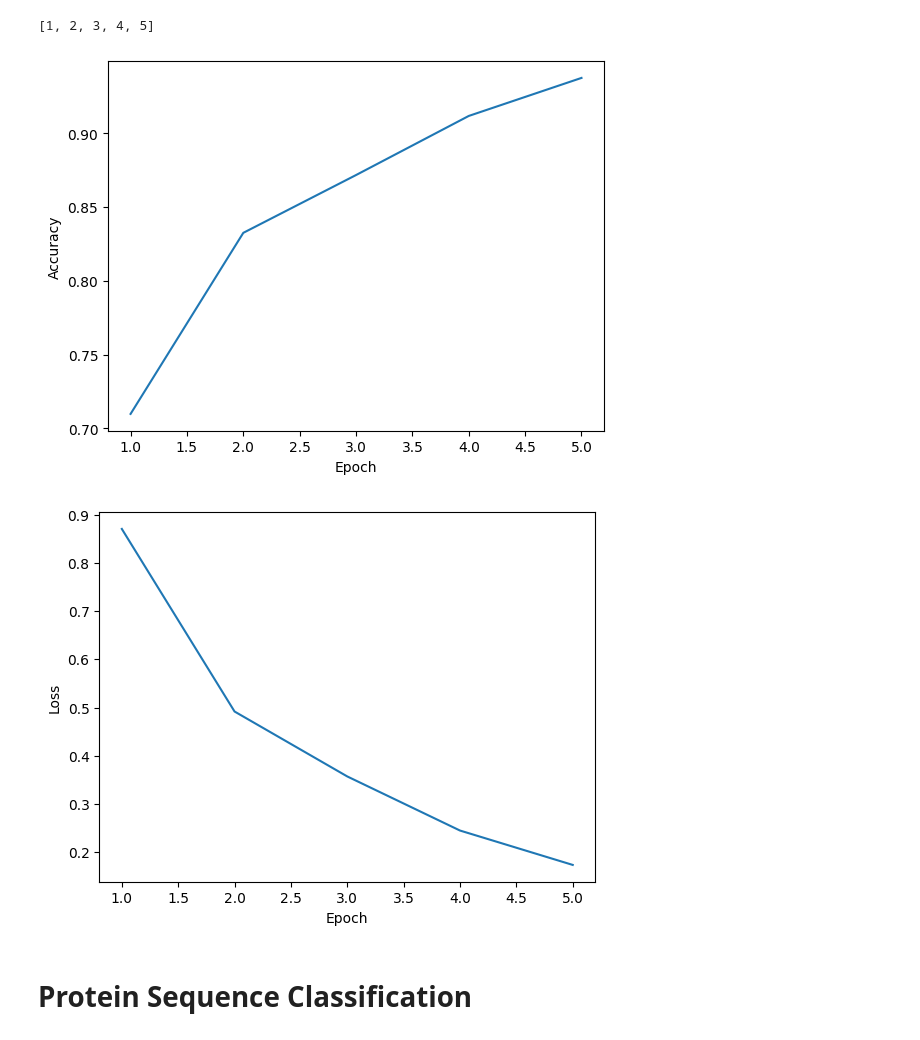
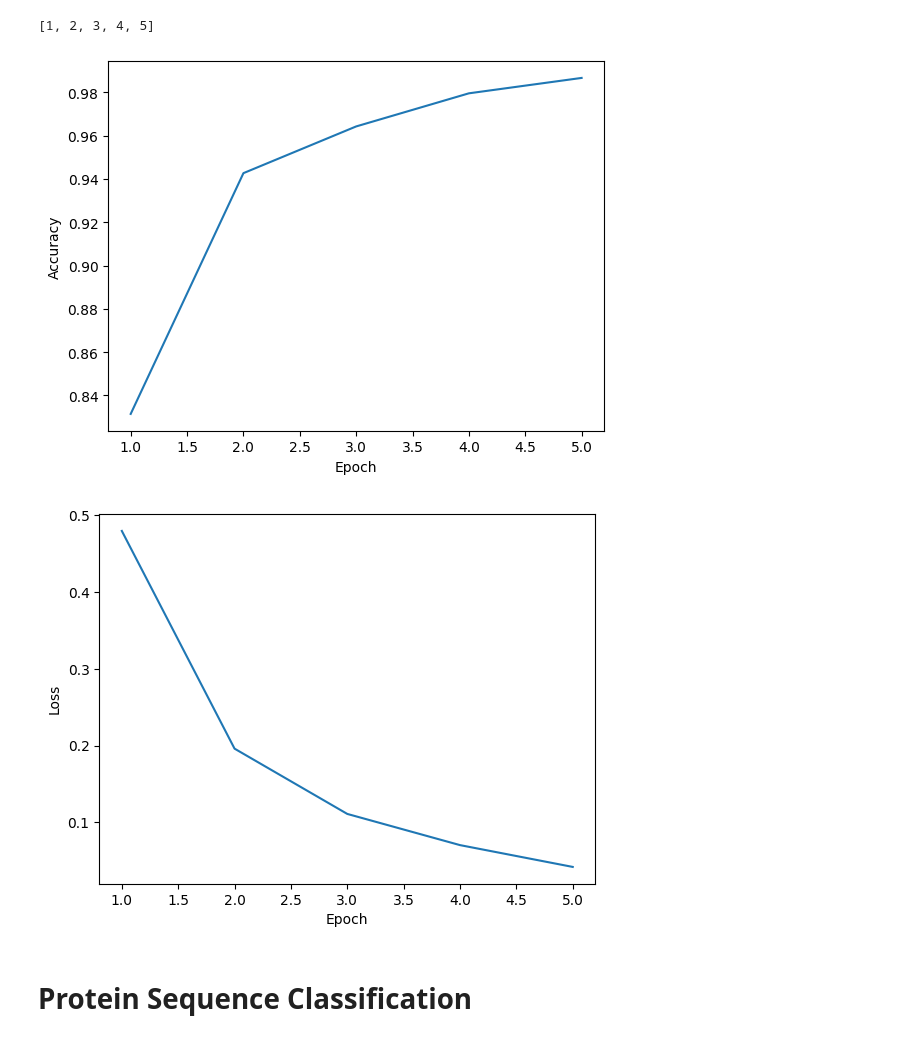
Before and after one commit to KhangSimple/dna_protein_analysis, a Jupyter notebook: dna-analysis.ipynb, the cells around one changed output. Drawn from its saved outputs; the diff is of its cells as text; code cells hidden in the pictures.

Commit message:
Kaggle Notebook | DNA Analysis | Change max_length to 1000 ( Increase accuracy )

```diff
--- a/dna-analysis.ipynb
+++ b/dna-analysis.ipynb
@@ -90,7 +111,7 @@ dengue_label = [3] * len(dengue_encoding)
 #
 # Create data with DataFrame format
 #
-train_data = pd.DataFrame({'dna': mers_encoding + sars_encoding[:3000] + covid_encoding + influenza_encoding[:3000], 'label': mers_label + sars_label[:3000] + covid_label + influenza_label[:3000]})
+train_data = pd.DataFrame({'dna': mers_encoding + sars_encoding[:3000] + covid_encoding + dengue_encoding, 'label': mers_label + sars_label[:3000] + covid_label +dengue_label})
 train_data.head()
 # %% [output]
 |  | dna | label |
@@ -125,6 +146,7 @@ sns.countplot(data=train_data, x = 'label')
 # get max_length to padding sequence
 # Note that: Devide 2 because devices are not enough :v bruh
 #
-max_length = int(max([len(x) for x in train_data['dna']]) / 3)
+# max_length = int(max([len(x) for x in train_data['dna']]) / 3)
+max_length = 1000
 max_length
 # %% [output]
@@ -149,7 +171,7 @@ model.add(layers.Dense(units=128, activation='relu'))
 model.add(layers.Dropout(rate=0.2))
 model.add(layers.Dense(units=64, activation='relu'))
 model.add(layers.Dropout(rate=0.2))
-model.add(layers.Dense(units=6, activation='softmax'))
+model.add(layers.Dense(units=4, activation='softmax'))
 model.compile(optimizer=optimizers, loss='categorical_crossentropy', metrics=['accuracy'])
 
 model.summary()
@@ -183,7 +205,7 @@ data_padding = pad_sequences(train_data['dna'], maxlen=max_length,value=0,paddin
 #
 # One-hot encoding label
 #
-y_tf = tf.keras.utils.to_categorical(train_data['label'], num_classes = 6)
+y_tf = tf.keras.utils.to_categorical(train_data['label'], num_classes = 4)
 y_tf = np.array(y_tf, dtype=int)
 # %%
 #
@@ -245,23 +268,23 @@ epoch
 # %%
 #
 # Display accuracy history
 #
 plt.ylabel('Accuracy')
 plt.xlabel('Epoch')
-plt.plot(y, accuracy_his)
+plt.plot(epoch, accuracy_his)
 plt.show()
 # %% [output]
-[figure, old version]
+[figure, new version]
 # %%
 #
 # Display loss history
 #
 plt.ylabel('Loss')
 plt.xlabel('Epoch')
-plt.plot(y, loss_his)
+plt.plot(epoch, loss_his)
 plt.show()
 # %% [output]
-[figure, old version]
+[figure, new version]
 # %% [markdown]
 # Protein Sequence Classification
 # %% [markdown]
```
Also changed, not shown: parts of 20 cells of this notebook.
